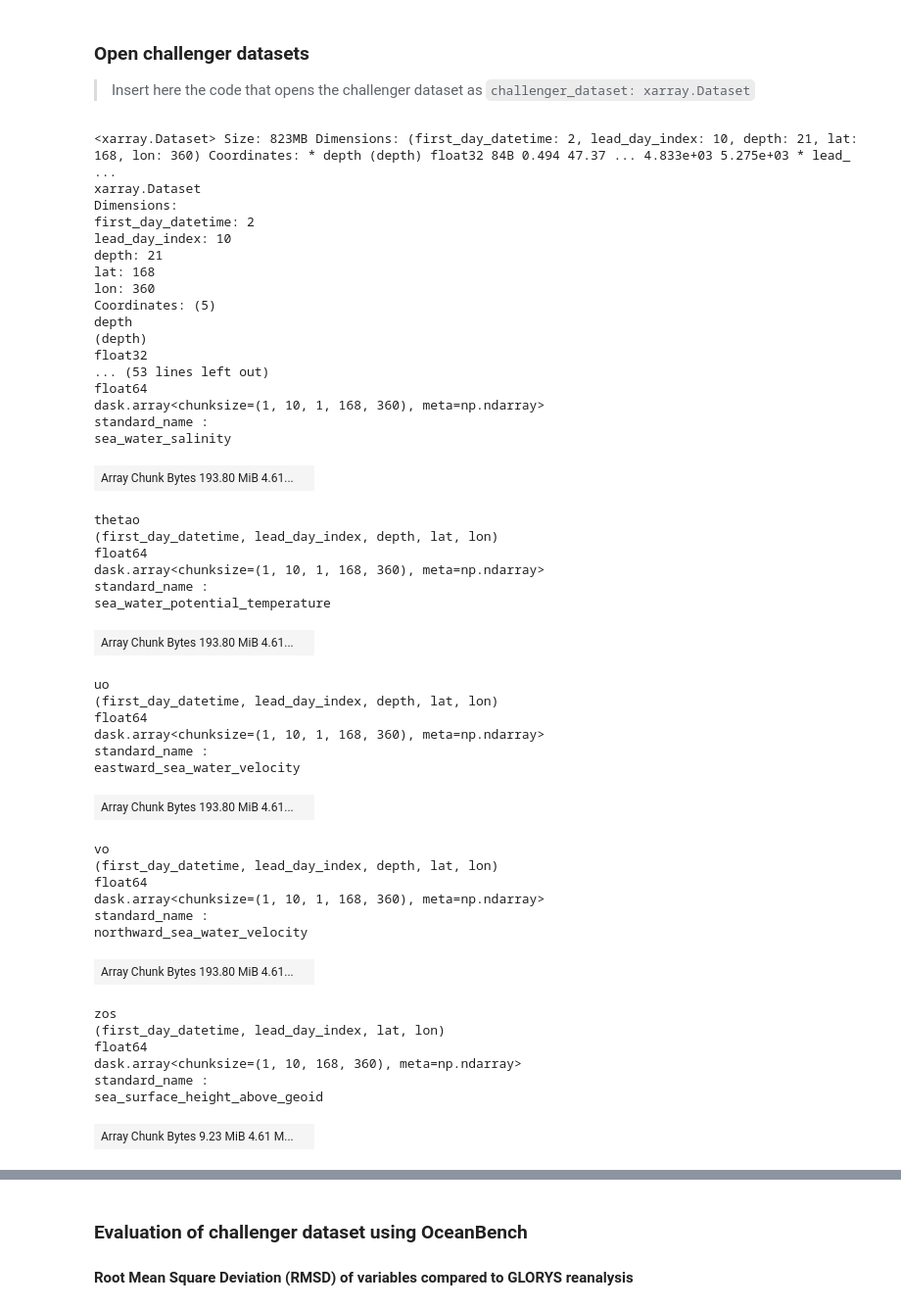
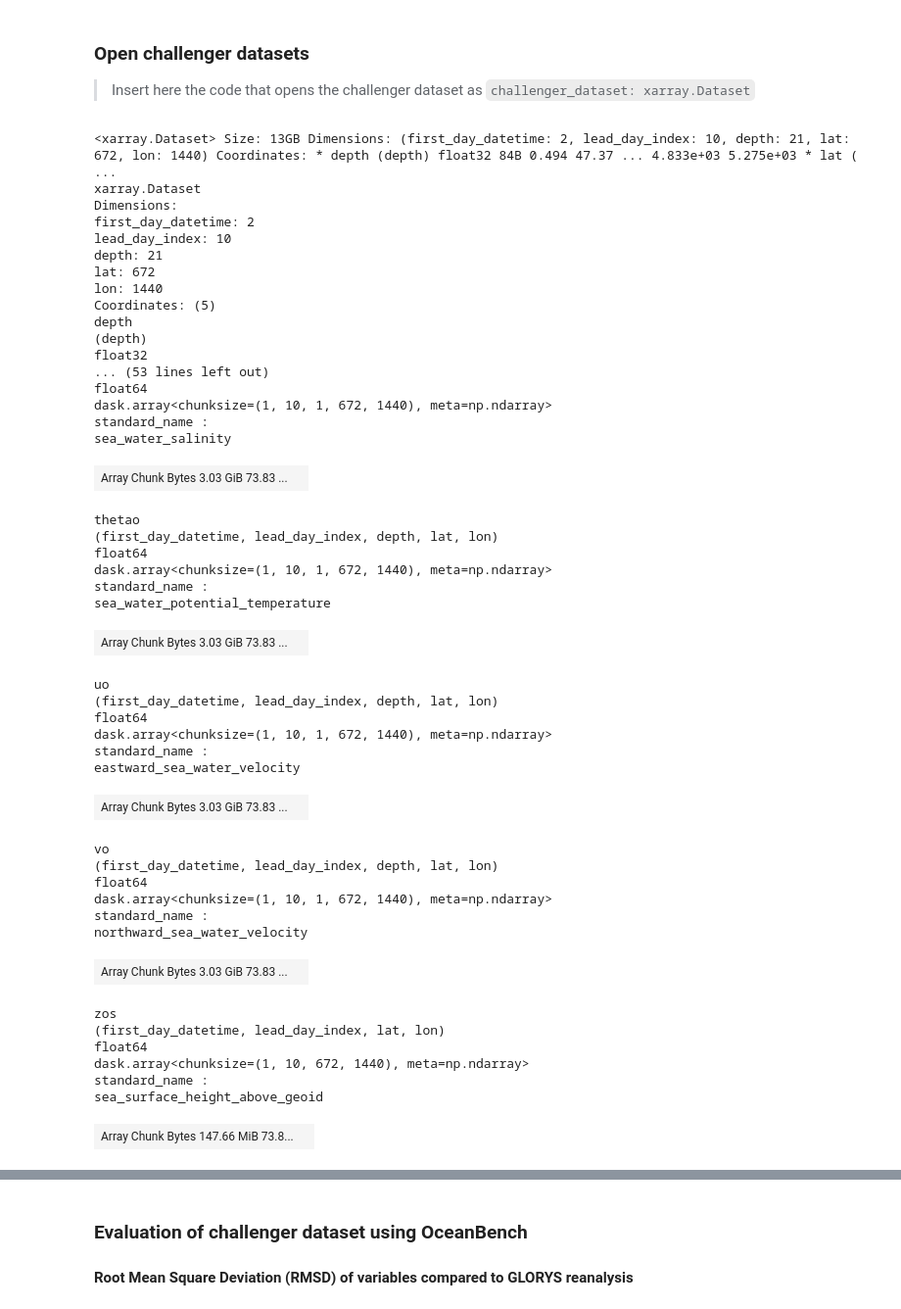
Before and after one commit to mercator-ocean/oceanbench, a Jupyter notebook: assets/glonet_sample.report.ipynb, the cells around one changed output, grey strips where cells are left out. Shown at 98% size. Drawn from its saved outputs; the diff is of its cells as text; code cells hidden in the pictures.

```diff
--- a/assets/glonet_sample.report.ipynb
+++ b/assets/glonet_sample.report.ipynb
@@ -20,67 +20,67 @@ challenger_dataset: xarray.Dataset = xarray.open_mfdataset(
         "https://minio.dive.edito.eu/project-oceanbench/public/glonet_full_2024/20240110.zarr",
     ],
     engine="zarr",
     preprocess=lambda dataset: dataset.rename({"time": "lead_day_index"}).assign({"lead_day_index": range(10)}),
     combine="nested",
     concat_dim="first_day_datetime",
     parallel=True,
 ).assign(
     {
         "first_day_datetime": [
             datetime.fromisoformat("2024-01-03"),
             datetime.fromisoformat("2024-01-10"),
         ]
     }
 )
-challenger_dataset = interpolate_1deg(challenger_dataset)
+
 challenger_dataset
 # %% [output]
-<xarray.Dataset> Size: 823MB Dimensions: (first_day_datetime: 2, lead_day_index: 10, depth: 21, lat: 168, lon: 360) Coordinates: * depth (depth) float32 84B 0.494 47.37 ... 4.833e+03 5.275e+03 * lead_ ...
+<xarray.Dataset> Size: 13GB Dimensions: (first_day_datetime: 2, lead_day_index: 10, depth: 21, lat: 672, lon: 1440) Coordinates: * depth (depth) float32 84B 0.494 47.37 ... 4.833e+03 5.275e+03 * lat ( ...
 xarray.Dataset
 Dimensions:
 first_day_datetime: 2
 lead_day_index: 10
 depth: 21
-lat: 168
-lon: 360
+lat: 672
+lon: 1440
 Coordinates: (5)
 depth
 (depth)
 float32
 ... (53 lines left out)
 float64
-dask.array<chunksize=(1, 10, 1, 168, 360), meta=np.ndarray>
+dask.array<chunksize=(1, 10, 1, 672, 1440), meta=np.ndarray>
 standard_name :
 sea_water_salinity
-| Array Chunk Bytes 193.80 MiB 4.61... |  |
+| Array Chunk Bytes 3.03 GiB 73.83 ... |  |
 thetao
 (first_day_datetime, lead_day_index, depth, lat, lon)
 float64
-dask.array<chunksize=(1, 10, 1, 168, 360), meta=np.ndarray>
+dask.array<chunksize=(1, 10, 1, 672, 1440), meta=np.ndarray>
 standard_name :
 sea_water_potential_temperature
-| Array Chunk Bytes 193.80 MiB 4.61... |  |
+| Array Chunk Bytes 3.03 GiB 73.83 ... |  |
 uo
 (first_day_datetime, lead_day_index, depth, lat, lon)
 float64
-dask.array<chunksize=(1, 10, 1, 168, 360), meta=np.ndarray>
+dask.array<chunksize=(1, 10, 1, 672, 1440), meta=np.ndarray>
 standard_name :
 eastward_sea_water_velocity
-| Array Chunk Bytes 193.80 MiB 4.61... |  |
+| Array Chunk Bytes 3.03 GiB 73.83 ... |  |
 vo
 (first_day_datetime, lead_day_index, depth, lat, lon)
 float64
-dask.array<chunksize=(1, 10, 1, 168, 360), meta=np.ndarray>
+dask.array<chunksize=(1, 10, 1, 672, 1440), meta=np.ndarray>
 standard_name :
 northward_sea_water_velocity
-| Array Chunk Bytes 193.80 MiB 4.61... |  |
+| Array Chunk Bytes 3.03 GiB 73.83 ... |  |
 zos
 (first_day_datetime, lead_day_index, lat, lon)
 float64
-dask.array<chunksize=(1, 10, 168, 360), meta=np.ndarray>
+dask.array<chunksize=(1, 10, 672, 1440), meta=np.ndarray>
 standard_name :
 sea_surface_height_above_geoid
-| Array Chunk Bytes 9.23 MiB 4.61 M... |  |
+| Array Chunk Bytes 147.66 MiB 73.8... |  |
 Indexes: (5)
 depth
 PandasIndex
```
Also changed, not shown: parts of 9 cells of this notebook, 5 other files.
